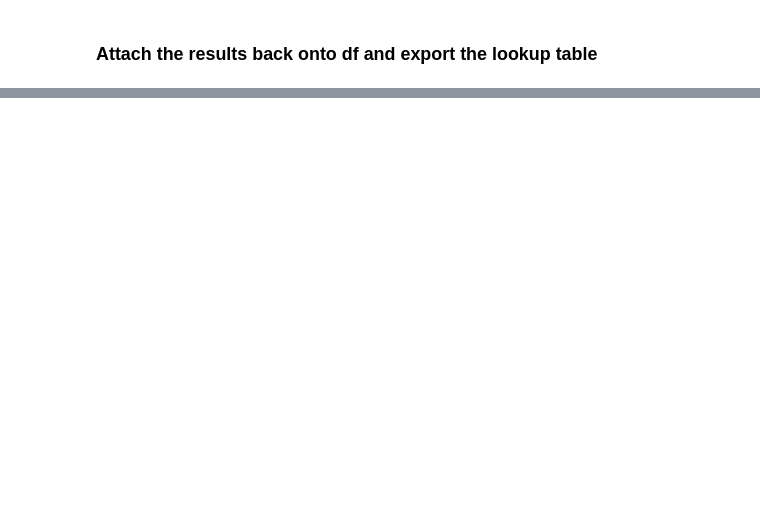
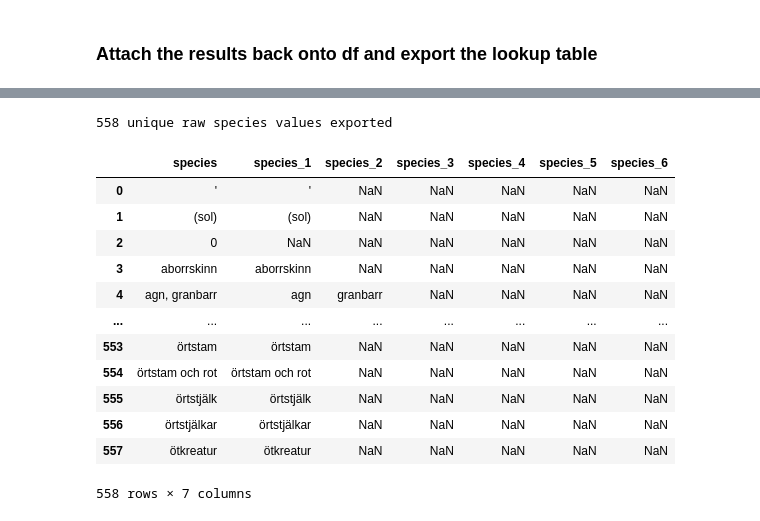
Before and after one commit to Br1CM/sead_strucke_data_cleaning, a Jupyter notebook: notebooks/species_study.ipynb, the cells around one changed output, grey strips where cells are left out. Cells and saved outputs as stored; diff of their text form; code cells hidden in the pictures; blank space fills up the shorter version.

```diff
--- a/notebooks/species_study.ipynb
+++ b/notebooks/species_study.ipynb
@@ -492,0 +617,27 @@ The GBIF cross-check doesn't catch these — it only validates that the *genus n
+# %%
+unique_raw_species = pd.DataFrame({'species': sorted(df['species'].dropna().unique())})
+
+species_parts_unique = unique_raw_species['species'].str.split(r'[,/]', expand=True)
+species_parts_unique.columns = [f'species_{i + 1}' for i in range(species_parts_unique.shape[1])]
+species_parts_unique = species_parts_unique.apply(lambda col: col.map(clean_text))
+
+species_unique_export = pd.concat([unique_raw_species, species_parts_unique], axis=1)
+species_unique_export.to_excel('../output/species_unique_raw_and_split.xlsx', index=False)
+species_unique_export.to_csv('../output/species_unique_raw_and_split.csv', index=False)
+print(f'{len(species_unique_export)} unique raw species values exported')
+species_unique_export
+# %% [output]
+558 unique raw species values exported
+|  | species | species_1 | species_2 | species_3 | species_4 | species_5 | species_6 |
+| 0 | ' | ' | NaN | NaN | NaN | NaN | NaN |
+| 1 | (sol) | (sol) | NaN | NaN | NaN | NaN | NaN |
+| 2 | 0 | NaN | NaN | NaN | NaN | NaN | NaN |
+| 3 | aborrskinn | aborrskinn | NaN | NaN | NaN | NaN | NaN |
+| 4 | agn, granbarr | agn | granbarr | NaN | NaN | NaN | NaN |
+| ... | ... | ... | ... | ... | ... | ... | ... |
+| 553 | örtstam | örtstam | NaN | NaN | NaN | NaN | NaN |
+| 554 | örtstam och rot | örtstam och rot | NaN | NaN | NaN | NaN | NaN |
+| 555 | örtstjälk | örtstjälk | NaN | NaN | NaN | NaN | NaN |
+| 556 | örtstjälkar | örtstjälkar | NaN | NaN | NaN | NaN | NaN |
+| 557 | ötkreatur | ötkreatur | NaN | NaN | NaN | NaN | NaN |
+558 rows × 7 columns
```
Also changed, not shown: parts of 10 cells of this notebook.
